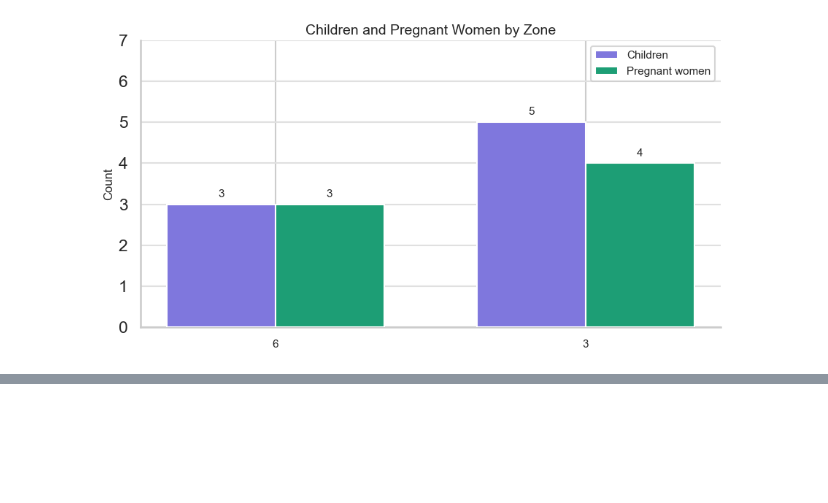
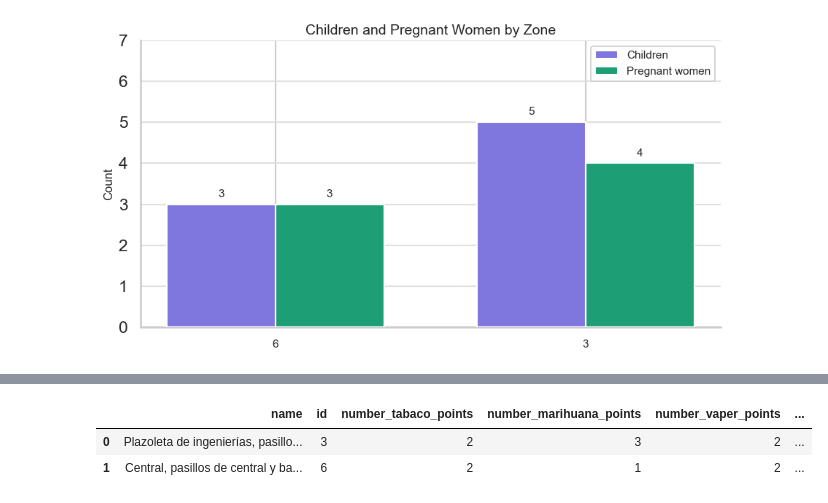
Before and after one commit to andresmg42/Analysis-POCUC-proyect, a Jupyter notebook: notebooks/analisis.ipynb, the cells around one changed output, grey strips where cells are left out. Cells and saved outputs as stored; diff of their text form; code cells hidden in the pictures; blank space fills up the shorter version.

```diff
--- a/notebooks/analisis.ipynb
+++ b/notebooks/analisis.ipynb
@@ -1442,0 +1449,23 @@ plt.show()
+# %%
+df=pd.read_sql("""
+SELECT
+z.name,
+z.id,
+MAX(CASE WHEN r.question_id=104 THEN r.numeric_value ELSE 0 END) as number_tabaco_points,
+MAX(CASE WHEN r.question_id=105 THEN r.numeric_value ELSE 0 END) as number_marihuana_points,
+MAX(CASE WHEN r.question_id=106 THEN r.numeric_value ELSE 0 END) as number_vaper_points,
+SUM(CASE WHEN r.question_id=112 THEN r.numeric_value ELSE 0 END) as number_tabaco_buyers,
+SUM(CASE WHEN r.question_id=113 THEN r.numeric_value ELSE 0 END) as number_marihuana_buyers,
+SUM(CASE WHEN r.question_id=114 THEN r.numeric_value ELSE 0 END) as number_vaper_buyers
+FROM response_response as r
+JOIN visit_visit as v ON r.visita_id = v.id
+JOIN surveysession_surveysession as sv ON v.surveysession_id=sv.id
+JOIN zone_zone as z ON sv.zone_id=z.id
+GROUP BY z.name, z.id
+""",co)
+
+df
+# %% [output]
+|  | name | id | number_tabaco_points | number_marihuana_points | number_vaper_points | ... |
+| 0 | Plazoleta de ingenierías, pasillo... | 3 | 2 | 3 | 2 | ... |
+| 1 | Central, pasillos de central y ba... | 6 | 2 | 1 | 2 | ... |
```
Also changed, not shown: parts of 17 cells of this notebook, 5 other files.
